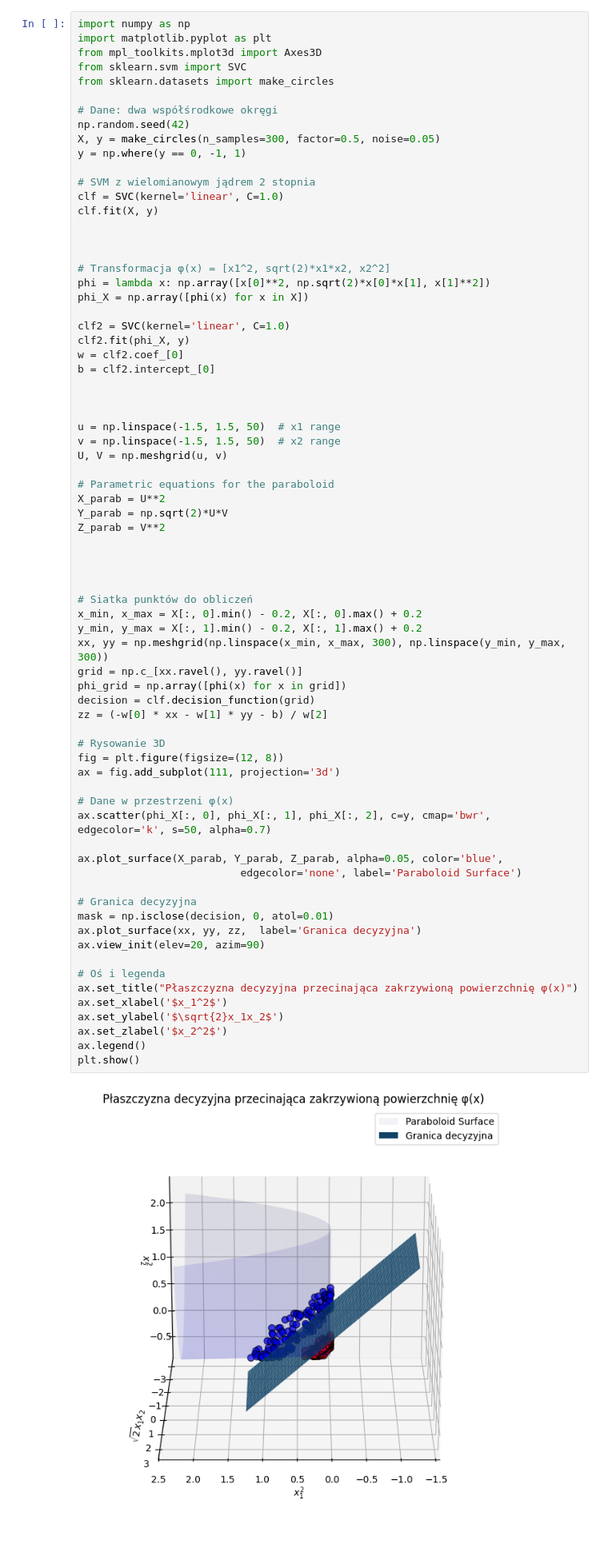
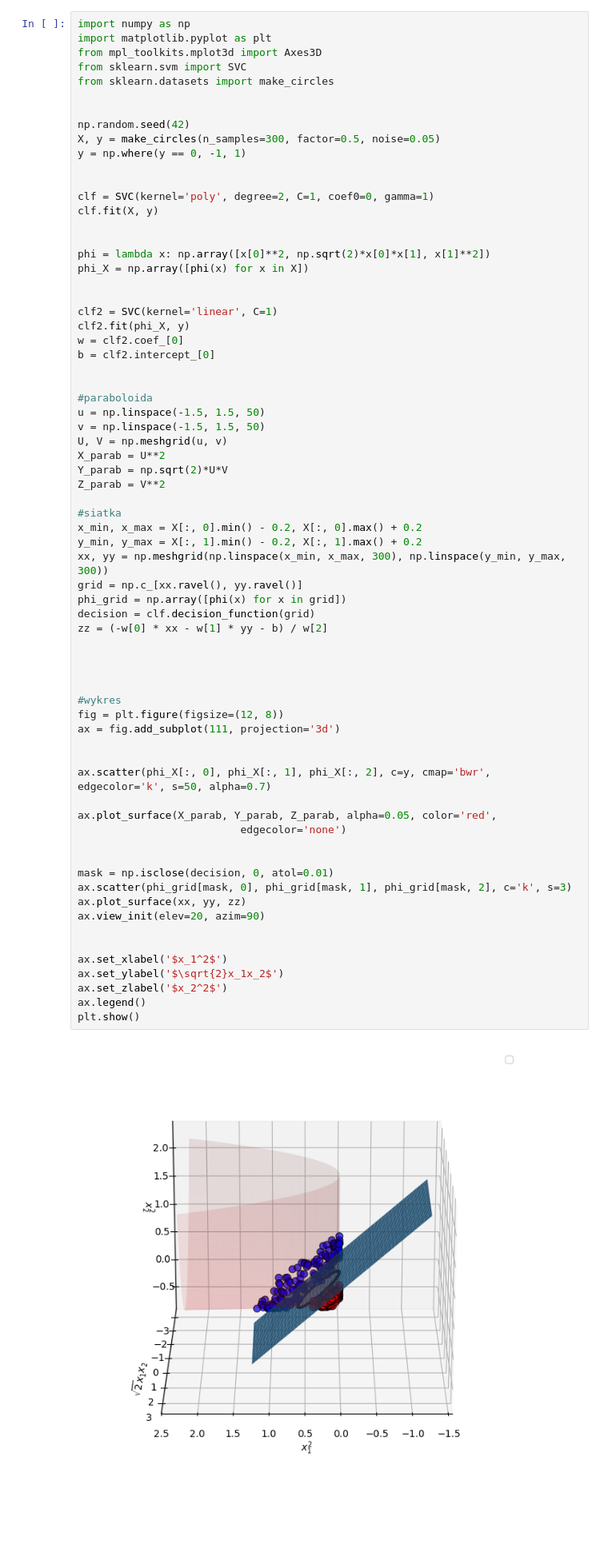
Before and after one commit to chillMLguy/ML24-25L, a Jupyter notebook: HW5.ipynb, the cells around one changed output. Shown: that part at 80% size. Saved outputs shown, nothing was run; the diff lists cells and outputs as text; blank space fills up the shorter version.

```diff
--- a/HW5.ipynb
+++ b/HW5.ipynb
@@ -7,70 +9,67 @@ from mpl_toolkits.mplot3d import Axes3D
 from sklearn.svm import SVC
 from sklearn.datasets import make_circles
 
-# Dane: dwa współśrodkowe okręgi
+
 np.random.seed(42)
 X, y = make_circles(n_samples=300, factor=0.5, noise=0.05)
 y = np.where(y == 0, -1, 1)
 
-# SVM z wielomianowym jądrem 2 stopnia
-clf = SVC(kernel='linear', C=1.0)
+
+clf = SVC(kernel='poly', degree=2, C=1, coef0=0, gamma=1)
 clf.fit(X, y)
 
 
-
-# Transformacja φ(x) = [x1^2, sqrt(2)*x1*x2, x2^2]
 phi = lambda x: np.array([x[0]**2, np.sqrt(2)*x[0]*x[1], x[1]**2])
 phi_X = np.array([phi(x) for x in X])
 
-clf2 = SVC(kernel='linear', C=1.0)
+
+clf2 = SVC(kernel='linear', C=1)
 clf2.fit(phi_X, y)
 w = clf2.coef_[0]
 b = clf2.intercept_[0]
 
 
-
-u = np.linspace(-1.5, 1.5, 50)  # x1 range
-v = np.linspace(-1.5, 1.5, 50)  # x2 range
+#paraboloida
+u = np.linspace(-1.5, 1.5, 50)
+v = np.linspace(-1.5, 1.5, 50)
 U, V = np.meshgrid(u, v)
-
-# Parametric equations for the paraboloid
 X_parab = U**2
 Y_parab = np.sqrt(2)*U*V
 Z_parab = V**2
 
-
-
-
-# Siatka punktów do obliczeń
+#siatka
 x_min, x_max = X[:, 0].min() - 0.2, X[:, 0].max() + 0.2
 y_min, y_max = X[:, 1].min() - 0.2, X[:, 1].max() + 0.2
 xx, yy = np.meshgrid(np.linspace(x_min, x_max, 300), np.linspace(y_min, y_max, 300))
 grid = np.c_[xx.ravel(), yy.ravel()]
 phi_grid = np.array([phi(x) for x in grid])
 decision = clf.decision_function(grid)
 zz = (-w[0] * xx - w[1] * yy - b) / w[2]
 
-# Rysowanie 3D
+
+
+
+#wykres
 fig = plt.figure(figsize=(12, 8))
 ax = fig.add_subplot(111, projection='3d')
 
-# Dane w przestrzeni φ(x)
+
 ax.scatter(phi_X[:, 0], phi_X[:, 1], phi_X[:, 2], c=y, cmap='bwr', edgecolor='k', s=50, alpha=0.7)
 
-ax.plot_surface(X_parab, Y_parab, Z_parab, alpha=0.05, color='blue',
-                          edgecolor='none', label='Paraboloid Surface')
+ax.plot_surface(X_parab, Y_parab, Z_parab, alpha=0.05, color='red',
+                          edgecolor='none')
 
-# Granica decyzyjna
+
 mask = np.isclose(decision, 0, atol=0.01)
-ax.plot_surface(xx, yy, zz,  label='Granica decyzyjna')
+ax.scatter(phi_grid[mask, 0], phi_grid[mask, 1], phi_grid[mask, 2], c='k', s=3)
+ax.plot_surface(xx, yy, zz)
 ax.view_init(elev=20, azim=90)
 
-# Oś i legenda
-ax.set_title("Płaszczyzna decyzyjna przecinająca zakrzywioną powierzchnię φ(x)")
+
 ax.set_xlabel('$x_1^2$')
 ax.set_ylabel('$\sqrt{2}x_1x_2$')
 ax.set_zlabel('$x_2^2$')
 ax.legend()
 plt.show()
 # %% [output]
-[figure, old version]
+[figure, new version]
```
Also changed, not shown: parts of 3 cells of this notebook.
